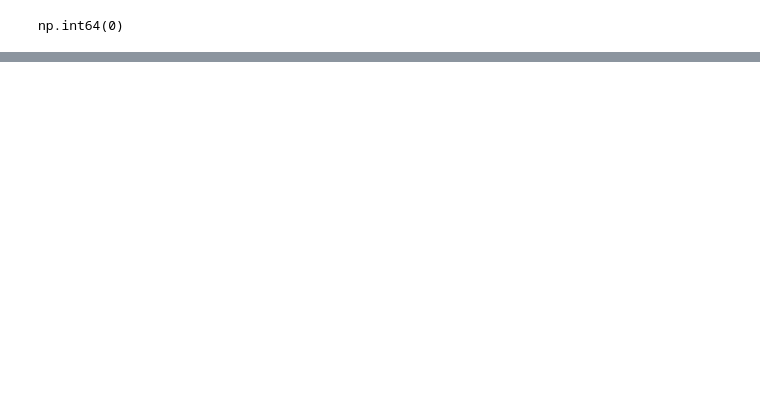
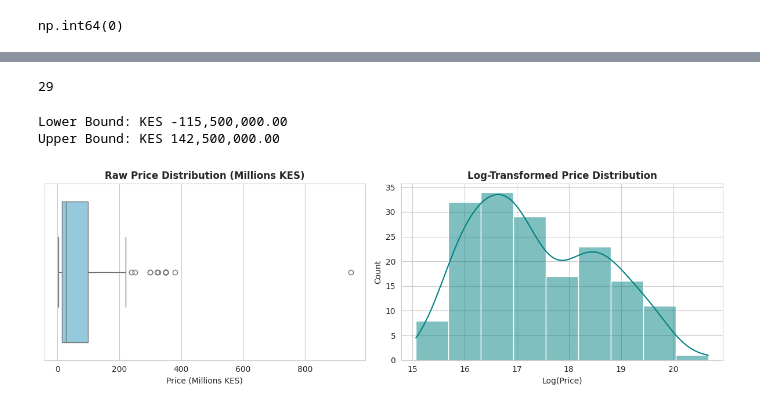
Before and after one commit to nicole-kutswa/Nairobi-real-estate-analysis, a Jupyter notebook: Nairobi_real_estate_analysis.ipynb, the cells around one changed output, grey strips where cells are left out. Saved outputs shown, nothing was run; the diff lists cells and outputs as text; code cells hidden in the pictures; blank space fills up the shorter version.

```diff
--- a/Nairobi_real_estate_analysis.ipynb
+++ b/Nairobi_real_estate_analysis.ipynb
@@ -140,0 +247,8 @@ np.int64(17)
+# %%
+df_fe= df.copy()
+# %%
+df_fe['price_per_m2']= (df_fe['price']/df_fe['house_size']).replace([np.inf, -np.inf], np.nan)
+df_fe['total_rooms']= df_fe['bathroom']+df_fe['bedroom']
+df_fe['bath_per_bed']= ((df_fe['bathroom']/df_fe['bedroom']).replace(0, np.nan)).fillna(0)
+df_fe['house-land_ratio']= ((df_fe['house_size']/df_fe['land_size']).replace(0, np.nan)).fillna(0)
+df_fe['log_price']= np.log1p(df_fe['price'])
@@ -140,0 +383,35 @@ np.int64(17)
+# %%
+Q1= df_fe['price'].quantile(0.25)
+Q3= df_fe['price'].quantile(0.75)
+
+IQR= Q3- Q1
+lower_fence= Q1-IQR*1.5
+upper_fence= Q1+IQR*1.5
+
+df_outliers= df[(df['price']<lower_fence) | (df['price']>upper_fence)]
+df_outliers.shape[0]
+# %% [output]
+29
+# %%
+print(f'Lower Bound: KES {lower_fence:,.2f}')
+print(f'Upper Bound: KES {upper_fence:,.2f}')
+# %% [output]
+Lower Bound: KES -115,500,000.00
+Upper Bound: KES 142,500,000.00
+# %%
+plt.figure(figsize=(12, 4))
+
+plt.subplot(1, 2, 1)
+sns.boxplot(x=df_fe['price'] / 1e6, color='skyblue')
+plt.title('Raw Price Distribution (Millions KES)', fontweight='bold')
+plt.xlabel('Price (Millions KES)')
+
+plt.subplot(1, 2, 2)
+sns.histplot(df_fe['log_price'], kde=True, color='teal')
+plt.title('Log-Transformed Price Distribution', fontweight='bold')
+plt.xlabel('Log(Price)')
+
+plt.tight_layout()
+plt.show()
+# %% [output]
+[figure, added]
```
Also changed, not shown: parts of 26 cells of this notebook.
